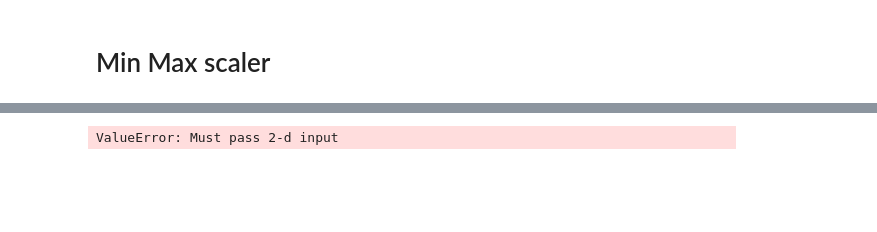
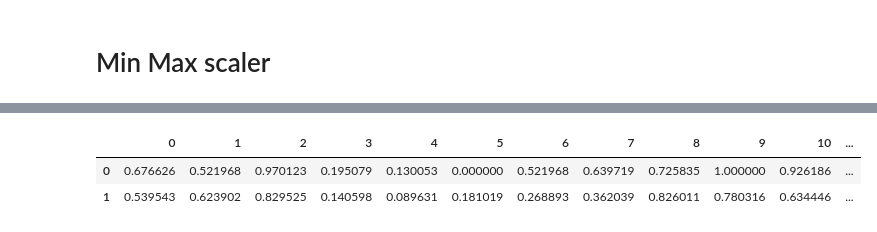
Before and after one commit to mariontan/YoloModelScoring, a Jupyter notebook: YOLOTestResults/YoloTestScore.ipynb, the cells around one changed output, grey strips where cells are left out. Saved outputs shown, nothing was run; the diff lists cells and outputs as text; code cells hidden in the pictures; blank space fills up the shorter version.

```diff
--- a/YOLOTestResults/YoloTestScore.ipynb
+++ b/YOLOTestResults/YoloTestScore.ipynb
@@ -117,6 +109,9 @@ plt.show()
 # %%
-maxMinArr = [np.reshape(scaledModel,(20,1)),np.reshape(scaledHuman,(20,1))]
+# maxMinArr = [np.reshape(scaledModel,(19,1))[0],np.reshape(scaledHuman,(19,1))[0]]
+maxMinArr = [scaledModel[0],scaledHuman[0]]
 dfMaxMin = pd.DataFrame(maxMinArr)
-print(dfMaxMin)
+dfMaxMin
 # %% [output]
-ValueError: Must pass 2-d input
+|  | 0 | 1 | 2 | 3 | 4 | 5 | 6 | 7 | 8 | 9 | 10 | ... |
+| 0 | 0.676626 | 0.521968 | 0.970123 | 0.195079 | 0.130053 | 0.000000 | 0.521968 | 0.639719 | 0.725835 | 1.000000 | 0.926186 | ... |
+| 1 | 0.539543 | 0.623902 | 0.829525 | 0.140598 | 0.089631 | 0.181019 | 0.268893 | 0.362039 | 0.826011 | 0.780316 | 0.634446 | ... |
```
Also changed, not shown: parts of 7 cells of this notebook, 6 other files.
